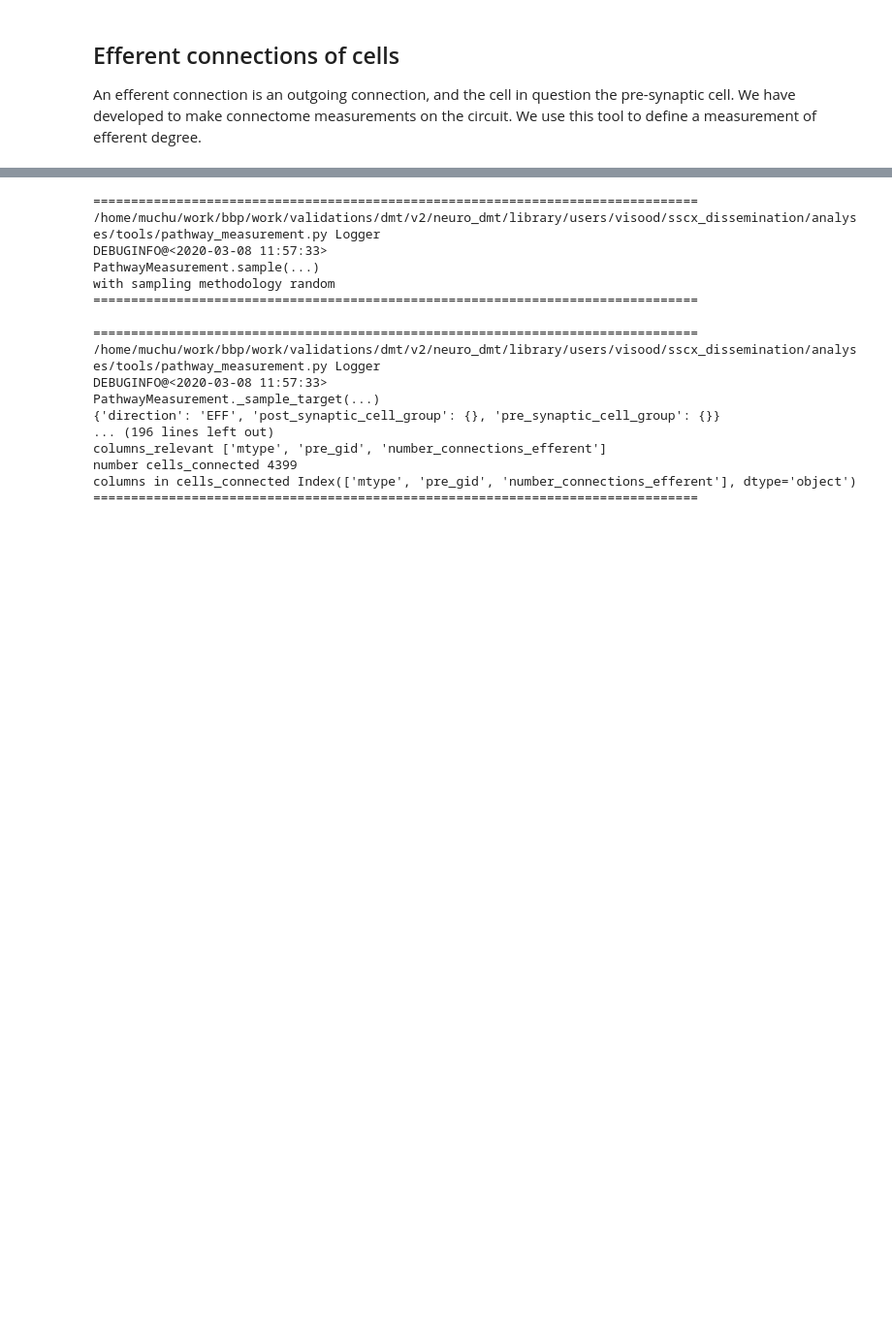
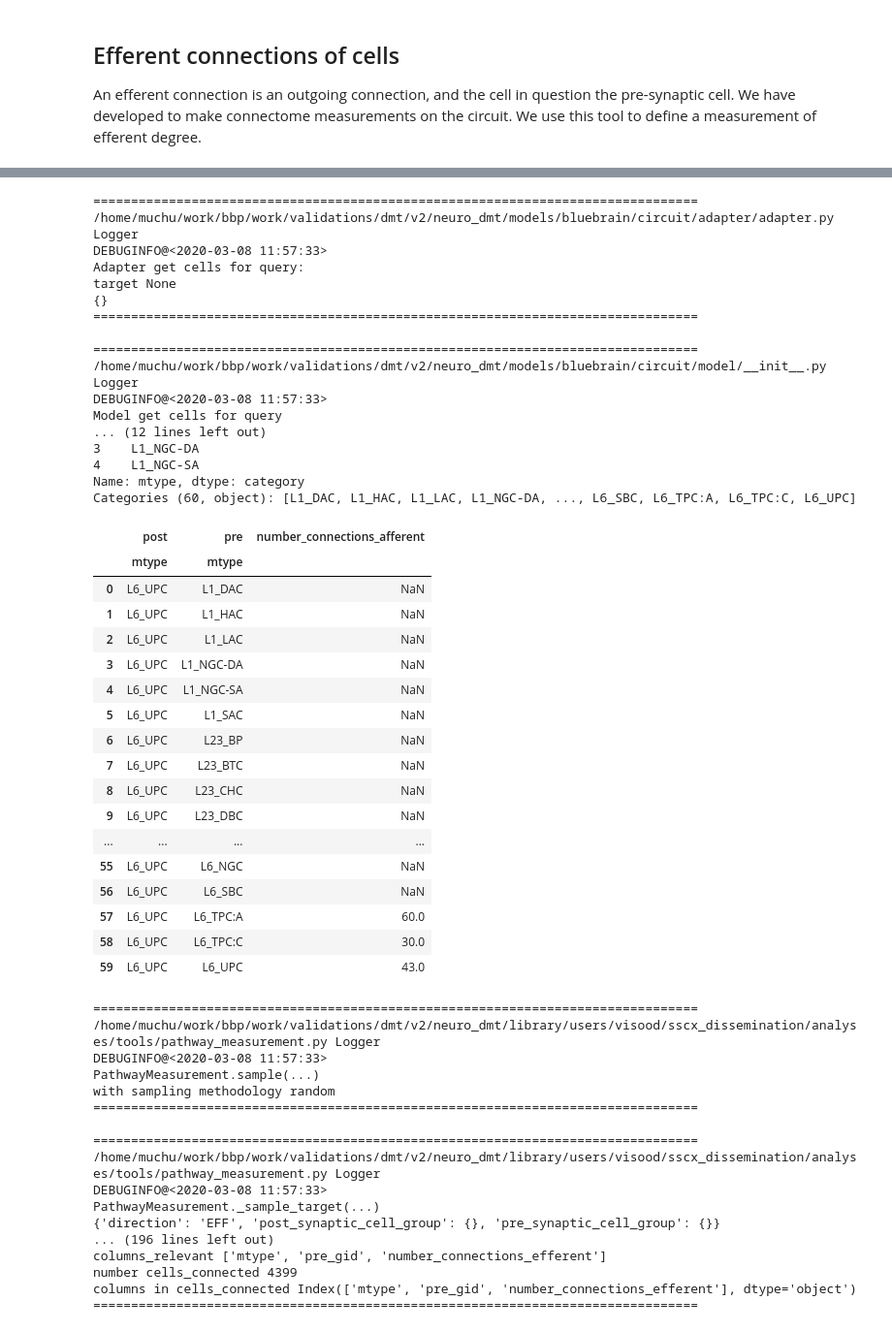
Before and after one commit to BlueBrain/DMT, a Jupyter notebook: v2/neuro_dmt/library/users/visood/sscx_dissemination/analyses/notebooks/sscx-analysis.ipynb, the cells around one changed output, grey strips where cells are left out. Shown at 97% size. Drawn from its saved outputs; the diff is of its cells as text; code cells hidden in the pictures; blank space fills up the shorter version.

Commit message:
add specifier as primary info

```diff
--- a/v2/neuro_dmt/library/users/visood/sscx_dissemination/analyses/notebooks/sscx-analysis.ipynb
+++ b/v2/neuro_dmt/library/users/visood/sscx_dissemination/analyses/notebooks/sscx-analysis.ipynb
@@ -811,0 +782,16 @@ Name: number_connections_efferent, dtype: float64
+# %%
+affdeg_serial =\
+    pm.PathwayMeasurement(
+        direction="AFF",
+        value = lambda connections: 1,
+        variable="number_connections_afferent",
+        specifiers_cell_type=["mtype"],
+        sampling_methodology=terminology.sampling_methodology.random,
+        sample_size=10,
+        processing_methodology=terminology.processing_methodology.serial,
+        return_primary_info=True)
+# %%
+sample_affdeg =\
+    affdeg_serial.sample(
+        circuit_model, adapter)
+sa1 = next(sample_affdeg)
@@ -811,0 +816,3 @@ Name: number_connections_efferent, dtype: float64
+# %%
+gids_primary = sa1.reset_index()[("post_synaptic_cell", "gid")]
+sa1.head()
@@ -812,3 +827,55 @@ Name: number_connections_efferent, dtype: float64
+# %%
+cells = adapter.get_cells(circuit_model)
+specifiers_primary =\
+    cells.iloc[gids_primary][affdeg_serial.specifiers_cell_type]
+specifiers_secondary =\
+    sa1.reset_index()[("pre_synaptic_cell", "mtype")]
+specifiers_secondary.name = "mtype"
+print(specifiers_primary.reset_index(drop=True).head())
+print(specifiers_secondary.reset_index(drop=True).head())
+pd.concat(
+    [specifiers_primary.reset_index(drop=True),
+     specifiers_secondary.reset_index(drop=True)],
+    axis=1,
+    keys=[("post"), ("pre")])\
+  .assign(**{affdeg_serial.variable: sa1.values})\
+  .set_index()
+# %% [output]
+================================================================================
+/home/muchu/work/bbp/work/validations/dmt/v2/neuro_dmt/models/bluebrain/circuit/adapter/adapter.py Logger
+DEBUGINFO@<2020-03-08 11:57:33>
+Adapter get cells for query:
+target None
+{}
+================================================================================
+
+================================================================================
+/home/muchu/work/bbp/work/validations/dmt/v2/neuro_dmt/models/bluebrain/circuit/model/__init__.py Logger
+DEBUGINFO@<2020-03-08 11:57:33>
+Model get cells for query
+... (12 lines left out)
+3    L1_NGC-DA
+4    L1_NGC-SA
+Name: mtype, dtype: category
+Categories (60, object): [L1_DAC, L1_HAC, L1_LAC, L1_NGC-DA, ..., L6_SBC, L6_TPC:A, L6_TPC:C, L6_UPC]
+|  | post | pre | number_connections_afferent |
+|  | mtype | mtype |  |
+| 0 | L6_UPC | L1_DAC | NaN |
+| 1 | L6_UPC | L1_HAC | NaN |
+| 2 | L6_UPC | L1_LAC | NaN |
+| 3 | L6_UPC | L1_NGC-DA | NaN |
+| 4 | L6_UPC | L1_NGC-SA | NaN |
+| 5 | L6_UPC | L1_SAC | NaN |
+| 6 | L6_UPC | L23_BP | NaN |
+| 7 | L6_UPC | L23_BTC | NaN |
+| 8 | L6_UPC | L23_CHC | NaN |
+| 9 | L6_UPC | L23_DBC | NaN |
+| ... | ... | ... | ... |
+| 55 | L6_UPC | L6_NGC | NaN |
+| 56 | L6_UPC | L6_SBC | NaN |
+| 57 | L6_UPC | L6_TPC:A | 60.0 |
+| 58 | L6_UPC | L6_TPC:C | 30.0 |
+| 59 | L6_UPC | L6_UPC | 43.0 |
 # %%
 effdeg_batch =\
     pm.PathwayMeasurement(
```
Also changed, not shown: parts of 6 cells of this notebook, 1 other file.
